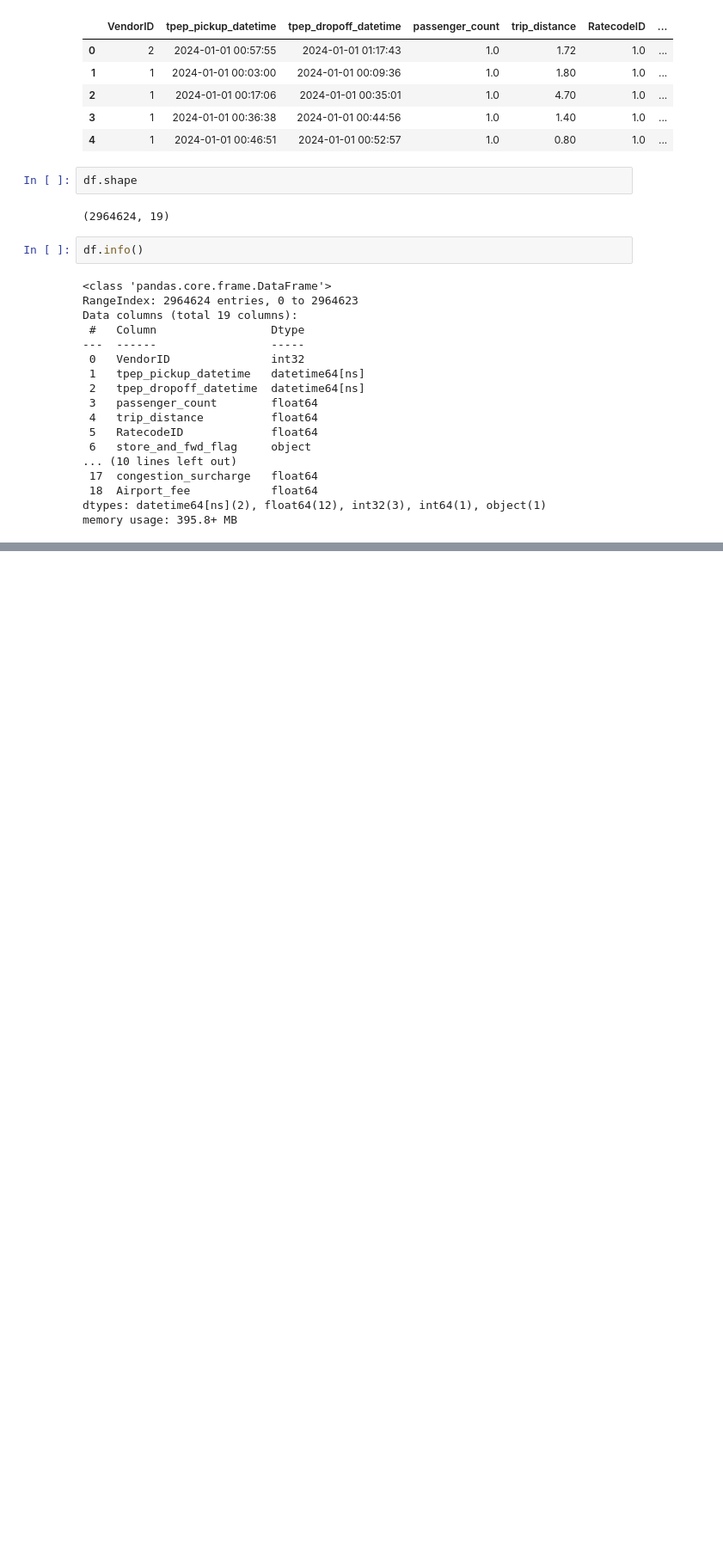
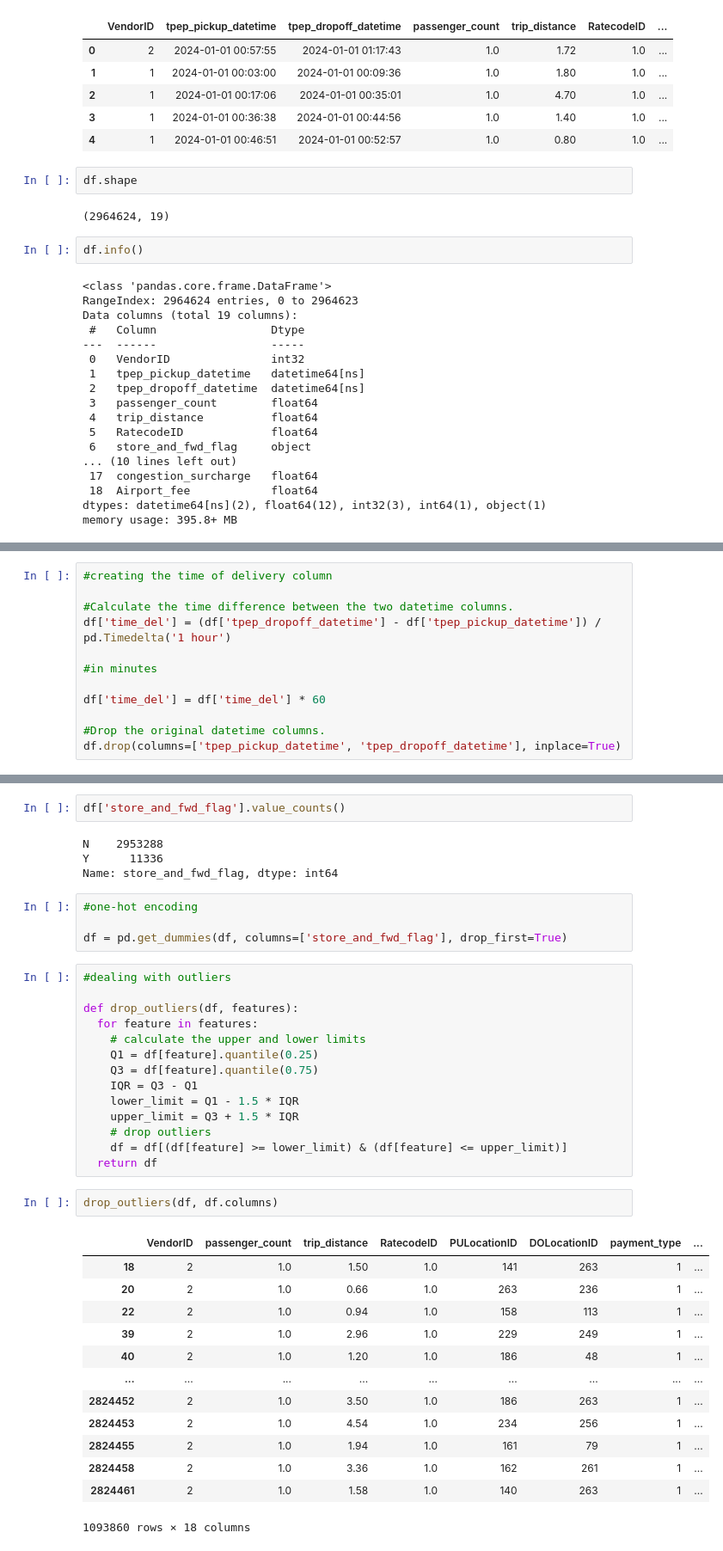
Before and after one commit to chuka19952/MLops, a Jupyter notebook: 01-intro/Homework.ipynb, the cells around one changed output, grey strips where cells are left out. Shown at 86% size. Saved outputs shown, nothing was run; the diff lists cells and outputs as text; blank space fills up the shorter version.

```diff
--- a/01-intro/Homework.ipynb
+++ b/01-intro/Homework.ipynb
@@ -41,0 +132,12 @@ import sklearn
+# %%
+#creating the time of delivery column
+
+#Calculate the time difference between the two datetime columns.
+df['time_del'] = (df['tpep_dropoff_datetime'] - df['tpep_pickup_datetime']) / pd.Timedelta('1 hour')
+
+#in minutes
+
+df['time_del'] = df['time_del'] * 60
+
+#Drop the original datetime columns.
+df.drop(columns=['tpep_pickup_datetime', 'tpep_dropoff_datetime'], inplace=True)
@@ -41,0 +153,40 @@ import sklearn
+# %%
+df['store_and_fwd_flag'].value_counts()
+# %% [output]
+N    2953288
+Y      11336
+Name: store_and_fwd_flag, dtype: int64
+# %%
+#one-hot encoding
+
+df = pd.get_dummies(df, columns=['store_and_fwd_flag'], drop_first=True)
+# %%
+#dealing with outliers
+
+def drop_outliers(df, features):
+  for feature in features:
+    # calculate the upper and lower limits
+    Q1 = df[feature].quantile(0.25)
+    Q3 = df[feature].quantile(0.75)
+    IQR = Q3 - Q1
+    lower_limit = Q1 - 1.5 * IQR
+    upper_limit = Q3 + 1.5 * IQR
+    # drop outliers
+    df = df[(df[feature] >= lower_limit) & (df[feature] <= upper_limit)]
+  return df
+# %%
+drop_outliers(df, df.columns)
+# %% [output]
+|  | VendorID | passenger_count | trip_distance | RatecodeID | PULocationID | DOLocationID | payment_type | ... |
+| 18 | 2 | 1.0 | 1.50 | 1.0 | 141 | 263 | 1 | ... |
+| 20 | 2 | 1.0 | 0.66 | 1.0 | 263 | 236 | 1 | ... |
+| 22 | 2 | 1.0 | 0.94 | 1.0 | 158 | 113 | 1 | ... |
+| 39 | 2 | 1.0 | 2.96 | 1.0 | 229 | 249 | 1 | ... |
+| 40 | 2 | 1.0 | 1.20 | 1.0 | 186 | 48 | 1 | ... |
+| ... | ... | ... | ... | ... | ... | ... | ... | ... |
+| 2824452 | 2 | 1.0 | 3.50 | 1.0 | 186 | 263 | 1 | ... |
+| 2824453 | 2 | 1.0 | 4.54 | 1.0 | 234 | 256 | 1 | ... |
+| 2824455 | 2 | 1.0 | 1.94 | 1.0 | 161 | 79 | 1 | ... |
+| 2824458 | 2 | 1.0 | 3.36 | 1.0 | 162 | 261 | 1 | ... |
+| 2824461 | 2 | 1.0 | 1.58 | 1.0 | 140 | 263 | 1 | ... |
+1093860 rows × 18 columns
```
Also changed, not shown: parts of 7 cells of this notebook.
